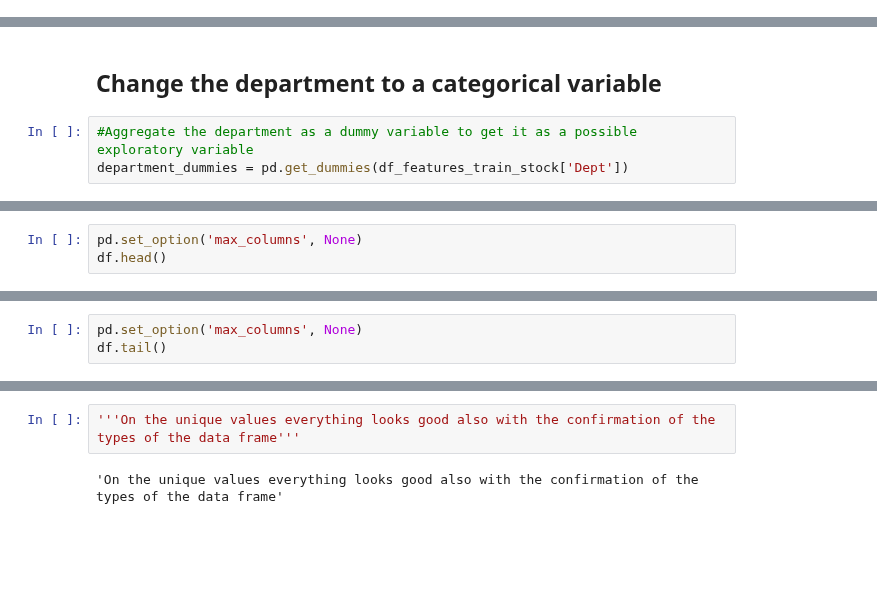
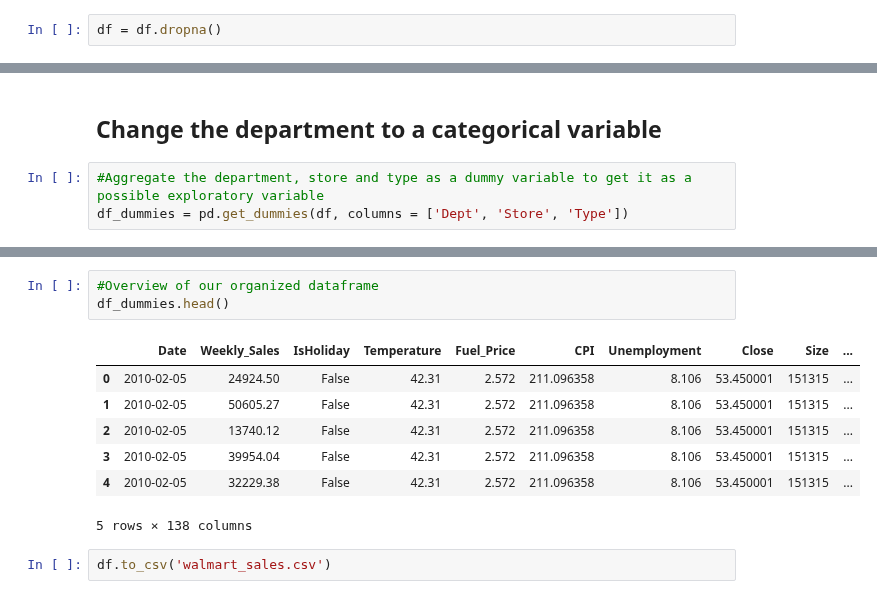
Before and after one commit to arnaldo9408/SpringBoard, a Jupyter notebook: Data Wranging/Capstone Two - Data Wrangling.ipynb, the cells around one changed output, grey strips where cells are left out. Cells and saved outputs as stored; diff of their text form; blank space fills up the shorter version.

```diff
--- a/Data Wranging/Capstone Two - Data Wrangling.ipynb
+++ b/Data Wranging/Capstone Two - Data Wrangling.ipynb
@@ -423,0 +268,2 @@ df_features_train_stock.dropna()
+# %%
+df = df.dropna()
@@ -424,5 +272,5 @@ df_features_train_stock.dropna()
 # %% [markdown]
 ## Change the department to a categorical variable
 # %%
-#Aggregate the department as a dummy variable to get it as a possible exploratory variable
-department_dummies = pd.get_dummies(df_features_train_stock['Dept'])
+#Aggregate the department, store and type as a dummy variable to get it as a possible exploratory variable
+df_dummies = pd.get_dummies(df, columns = ['Dept', 'Store', 'Type'])
@@ -435,3 +276,0 @@ df = pd.concat([df_features_train_stock, department_dummies], axis = 1)
-# %%
-pd.set_option('max_columns', None)
-df.head()
@@ -445,3 +276,0 @@ df.head()
-# %%
-pd.set_option('max_columns', None)
-df.tail()
@@ -471,4 +277,13 @@ Length: 89, dtype: object
-# %%
-'''On the unique values everything looks good also with the confirmation of the types of the data frame'''
-# %% [output]
-'On the unique values everything looks good also with the confirmation of the types of the data frame'
+# %%
+#Overview of our organized dataframe
+df_dummies.head()
+# %% [output]
+|  | Date | Weekly_Sales | IsHoliday | Temperature | Fuel_Price | CPI | Unemployment | Close | Size | ... |
+| 0 | 2010-02-05 | 24924.50 | False | 42.31 | 2.572 | 211.096358 | 8.106 | 53.450001 | 151315 | ... |
+| 1 | 2010-02-05 | 50605.27 | False | 42.31 | 2.572 | 211.096358 | 8.106 | 53.450001 | 151315 | ... |
+| 2 | 2010-02-05 | 13740.12 | False | 42.31 | 2.572 | 211.096358 | 8.106 | 53.450001 | 151315 | ... |
+| 3 | 2010-02-05 | 39954.04 | False | 42.31 | 2.572 | 211.096358 | 8.106 | 53.450001 | 151315 | ... |
+| 4 | 2010-02-05 | 32229.38 | False | 42.31 | 2.572 | 211.096358 | 8.106 | 53.450001 | 151315 | ... |
+5 rows × 138 columns
+# %%
+df.to_csv('walmart_sales.csv')
```
Also changed, not shown: parts of 71 cells of this notebook.
